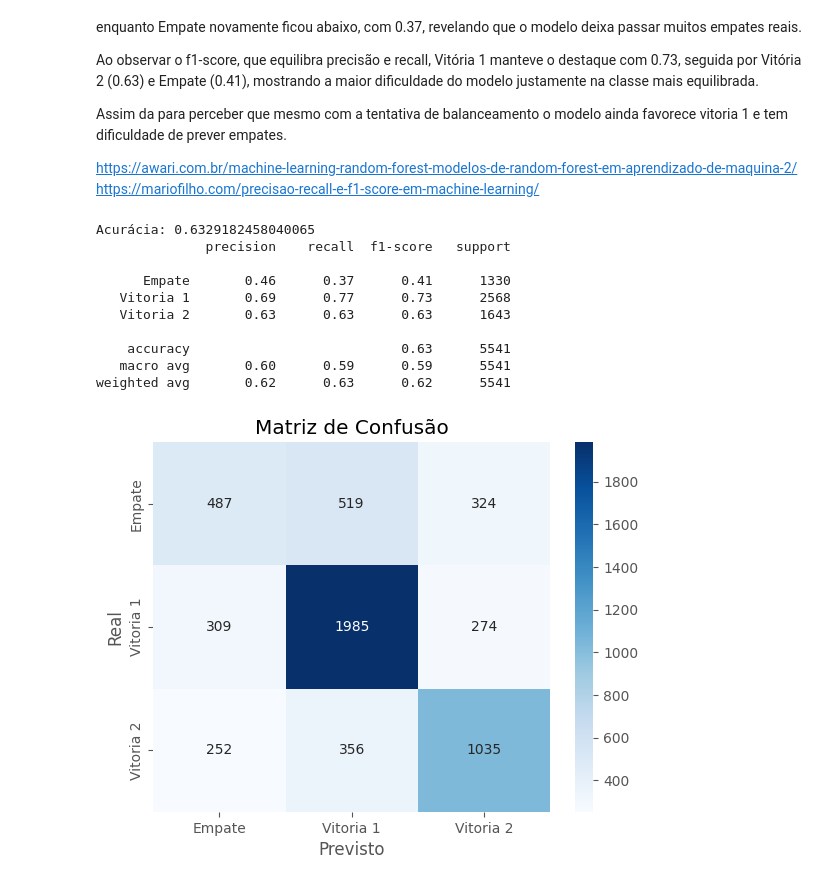
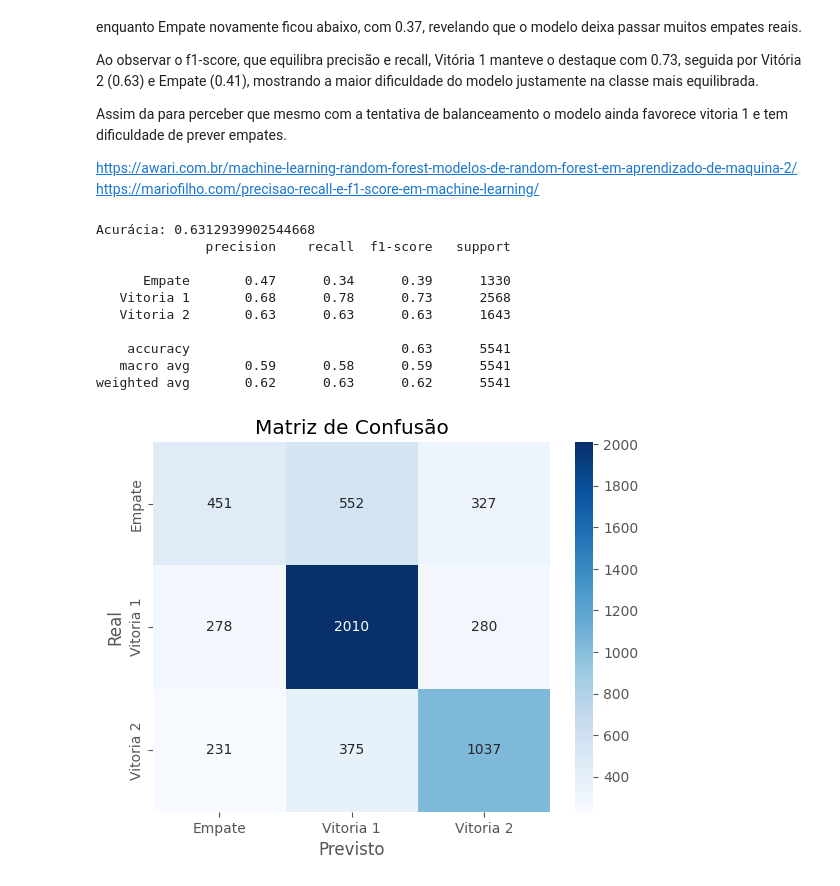
Before and after one commit to UFRJ-Analytica/PS-2025.1, a Jupyter notebook: analise_exploratorio.ipynb, the cells around one changed output. Cells and saved outputs as stored; diff of their text form; code cells hidden in the pictures.

```diff
--- a/analise_exploratorio.ipynb
+++ b/analise_exploratorio.ipynb
@@ -940,8 +942,7 @@ https://awari.com.br/machine-learning-random-forest-modelos-de-random-forest-em-
 https://mariofilho.com/precisao-recall-e-f1-score-em-machine-learning/
 # %%
 
-from sklearn.ensemble import RandomForestClassifier
-from sklearn.metrics import accuracy_score, classification_report, confusion_matrix
+
 
 
 # Cria a coluna 'Resultado'
@@ -979,36 +980,36 @@ features = [col for col in df_randomForest.columns if col.endswith("_diff")]
 X = df_randomForest[features]
 y = df_randomForest["Resultado"]
 
 # Treina o modelo
 X_train, X_test, y_train, y_test = train_test_split(X, y, test_size=0.2, random_state=42)
 
 pesos_personalizados = {
     'Vitoria 1': 1.0,
     'Vitoria 2': 1.0,
     'Empate': 1.2
 }
 
-modelo = RandomForestClassifier(random_state=42, class_weight=pesos_personalizados)
+modelo = RandomForestClassifier(random_state=42)
 modelo.fit(X_train, y_train)
 y_pred = modelo.predict(X_test)
 
 # Avaliação
 print("Acurácia:", accuracy_score(y_test, y_pred))
 print(classification_report(y_test, y_pred))
 sns.heatmap(confusion_matrix(y_test, y_pred), annot=True, fmt="d", cmap="Blues", xticklabels=modelo.classes_, yticklabels=modelo.classes_)
 plt.title("Matriz de Confusão")
 plt.xlabel("Previsto")
 plt.ylabel("Real")
 plt.show()
 # %% [output]
-Acurácia: 0.6329182458040065
+Acurácia: 0.6312939902544668
               precision    recall  f1-score   support
 
-      Empate       0.46      0.37      0.41      1330
-   Vitoria 1       0.69      0.77      0.73      2568
+      Empate       0.47      0.34      0.39      1330
+   Vitoria 1       0.68      0.78      0.73      2568
    Vitoria 2       0.63      0.63      0.63      1643
 
     accuracy                           0.63      5541
-   macro avg       0.60      0.59      0.59      5541
+   macro avg       0.59      0.58      0.59      5541
 weighted avg       0.62      0.63      0.62      5541
-[figure, old version]
+[figure, new version]
```
Also changed, not shown: parts of 3 cells of this notebook.
